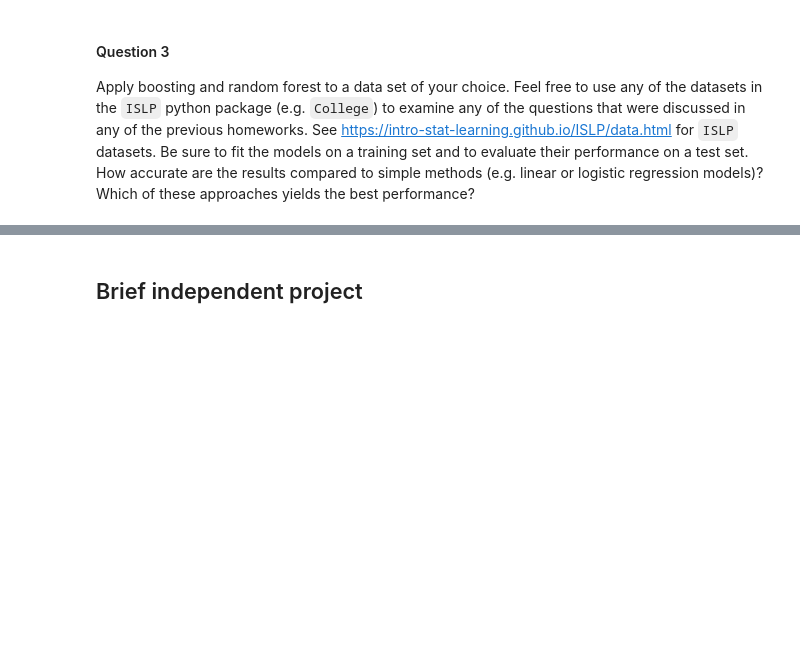
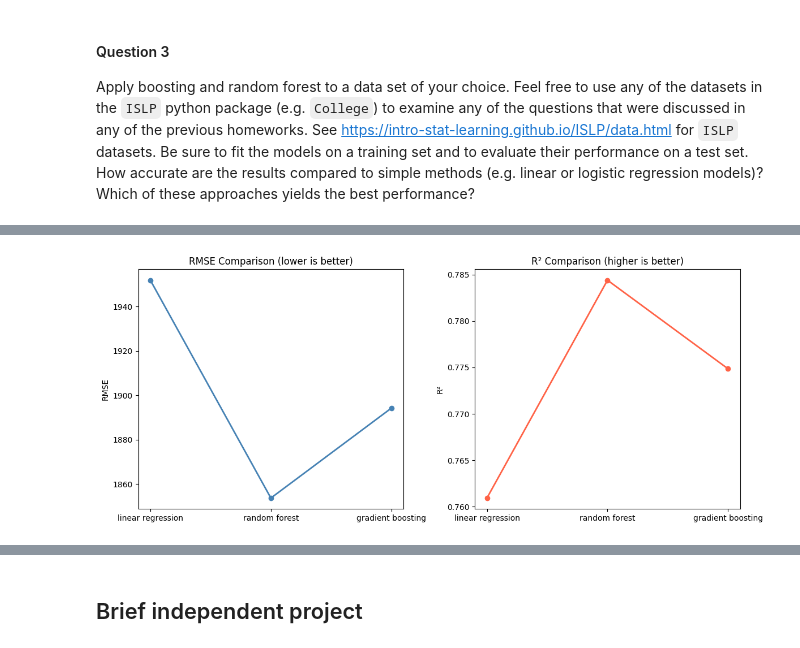
Before and after one commit to YashviKommidi/Machine_learning_26, a Jupyter notebook: KOMMIDI_HW7.ipynb, the cells around one changed output, grey strips where cells are left out. Saved outputs shown, nothing was run; the diff lists cells and outputs as text; code cells hidden in the pictures; blank space fills up the shorter version.

```diff
--- a/INFO521_HW7.ipynb
+++ b/KOMMIDI_HW7.ipynb
@@ -72,6 +97,86 @@ There are two common ways to combine these results together into a single class
 
 Apply boosting and random forest to a data set of your choice. Feel free to use any of the datasets in the `ISLP` python package (e.g. `College`) to examine any of the questions that were discussed in any of the previous homeworks. See https://intro-stat-learning.github.io/ISLP/data.html for `ISLP` datasets. Be sure to fit the models on a training set and to evaluate their performance on a test set. How accurate are the results compared to simple methods (e.g. linear or logistic regression models)? Which of these approaches yields the best performance?
 # %%
-# BEGIN SOLUTION
 
-# END SOLUTION
+#importing libraries
+import pandas as pd
+import numpy as np
+from sklearn.model_selection import train_test_split
+from sklearn.linear_model import LinearRegression
+from sklearn.ensemble import RandomForestRegressor, GradientBoostingRegressor
+from sklearn.metrics import mean_squared_error, r2_score
+from sklearn.preprocessing import LabelEncoder
+import matplotlib.pyplot as plt
+
+
+#loading the college dataset
+college_data = pd.read_csv('College.csv')
+
+#dropping the college name column
+college_data = college_data.drop(columns=['Unnamed: 0'])
+
+#converting the Private column to 0 and 1 as it is categorical
+college_data['Private'] = LabelEncoder().fit_transform(college_data['Private'])
+
+#checking if there are any missing values
+print("missing values:", college_data.isnull().sum().sum())
+
+#separating the features and target
+X = college_data.drop(columns=['Outstate'])
+y = college_data['Outstate']
+
+# splitting the data into into train and test (70/30)
+X_train, X_test, y_train, y_test = train_test_split(X, y, test_size=0.3, random_state=42)
+
+# code for linear regression
+lr = LinearRegression()
+lr.fit(X_train, y_train)
+lr_preds = lr.predict(X_test)
+print("\nlinear regression")
+print(f"RMSE: {np.sqrt(mean_squared_error(y_test, lr_preds)):.2f}")
+print(f"R2: {r2_score(y_test, lr_preds):.3f}")
+
+#code for random forest model
+rf = RandomForestRegressor(random_state=42)
+rf.fit(X_train, y_train)
+rf_preds = rf.predict(X_test)
+print("\nrandom forest")
+print(f"RMSE: {np.sqrt(mean_squared_error(y_test, rf_preds)):.2f}")
+print(f"R2: {r2_score(y_test, rf_preds):.3f}")
+
+#code for boosting method
+gb = GradientBoostingRegressor(random_state=42)
+gb.fit(X_train, y_train)
+gb_preds = gb.predict(X_test)
+print("\ngradient boosting")
+print(f"RMSE: {np.sqrt(mean_squared_error(y_test, gb_preds)):.2f}")
+print(f"R2: {r2_score(y_test, gb_preds):.3f}")
+
+#comparing all the three models using a line graph
+models = ['linear regression', 'random forest', 'gradient boosting']
+rmse_scores = [
+    np.sqrt(mean_squared_error(y_test, lr_preds)),
+    np.sqrt(mean_squared_error(y_test, rf_preds)),
+    np.sqrt(mean_squared_error(y_test, gb_preds))
+]
+r2_scores = [
+    r2_score(y_test, lr_preds),
+    r2_score(y_test, rf_preds),
+    r2_score(y_test, gb_preds)
+]
+
+fig, axes = plt.subplots(1, 2, figsize=(12, 5))
+
+#plot for RMSE comparison
+axes[0].plot(models, rmse_scores, marker='o', color='steelblue', linewidth=2)
+axes[0].set_title('RMSE Comparison (lower is better)')
+axes[0].set_ylabel('RMSE')
+
+# plot for R2 comparison
+axes[1].plot(models, r2_scores, marker='o', color='tomato', linewidth=2)
+axes[1].set_title('R² Comparison (higher is better)')
+axes[1].set_ylabel('R²')
+
+plt.tight_layout()
+plt.show()
+# %% [output]
@@ -77,0 +196 @@ Apply boosting and random forest to a data set of your choice. Feel free to use
+[figure, added]
```
Also changed, not shown: parts of 3 cells of this notebook.
